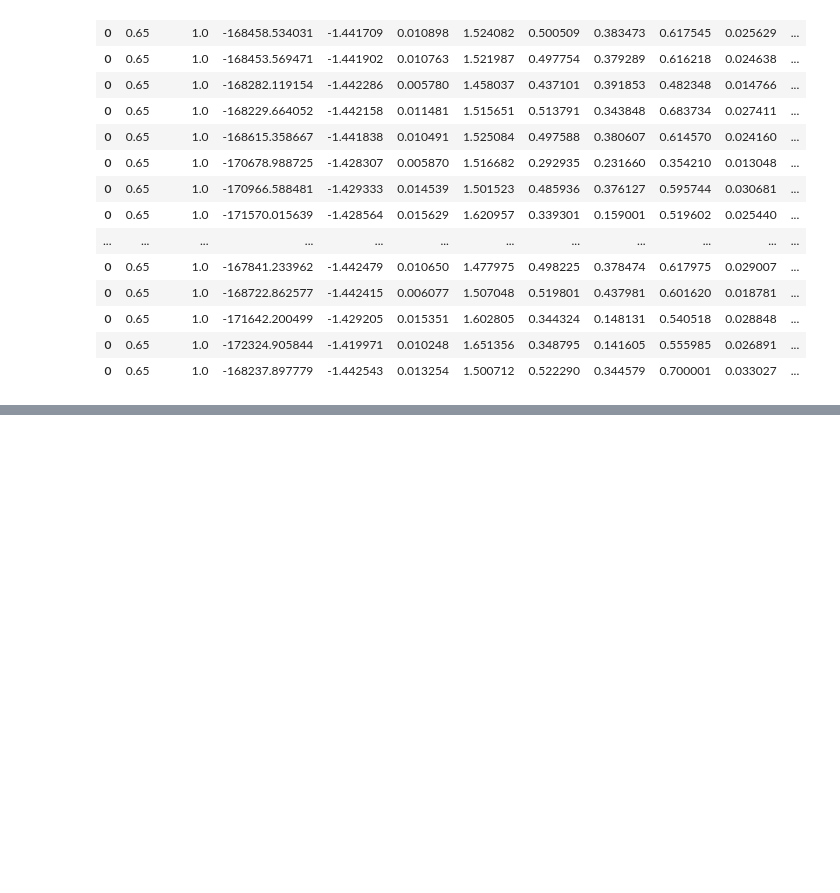
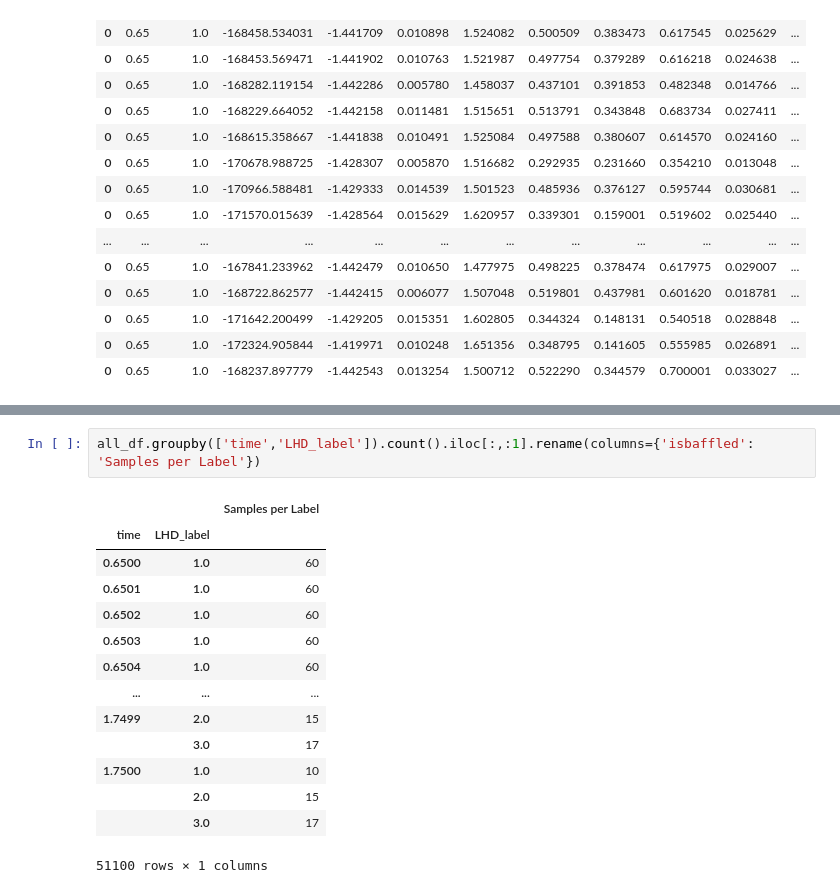
Before and after one commit to Captcha-ML/tokamak-unsupervised, a Jupyter notebook: secondary_analysis.ipynb, the cells around one changed output, grey strips where cells are left out. Saved outputs shown, nothing was run; the diff lists cells and outputs as text; blank space fills up the shorter version.

```diff
--- a/secondary_analysis.ipynb
+++ b/secondary_analysis.ipynb
@@ -261,0 +223,17 @@ interactive(children=(SelectionSlider(continuous_update=False, description='Time
+# %%
+all_df.groupby(['time','LHD_label']).count().iloc[:,:1].rename(columns={'isbaffled': 'Samples per Label'})
+# %% [output]
+|  |  | Samples per Label |
+| time | LHD_label |  |
+| 0.6500 | 1.0 | 60 |
+| 0.6501 | 1.0 | 60 |
+| 0.6502 | 1.0 | 60 |
+| 0.6503 | 1.0 | 60 |
+| 0.6504 | 1.0 | 60 |
+| ... | ... | ... |
+| 1.7499 | 2.0 | 15 |
+|  | 3.0 | 17 |
+| 1.7500 | 1.0 | 10 |
+|  | 2.0 | 15 |
+|  | 3.0 | 17 |
+51100 rows × 1 columns
```
Also changed, not shown: parts of 7 cells of this notebook.
